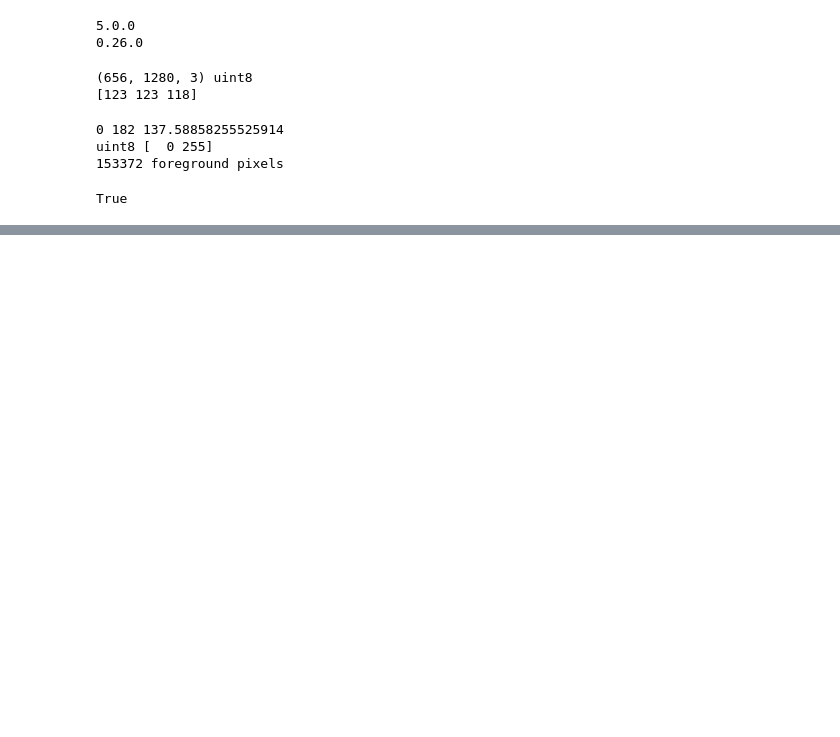
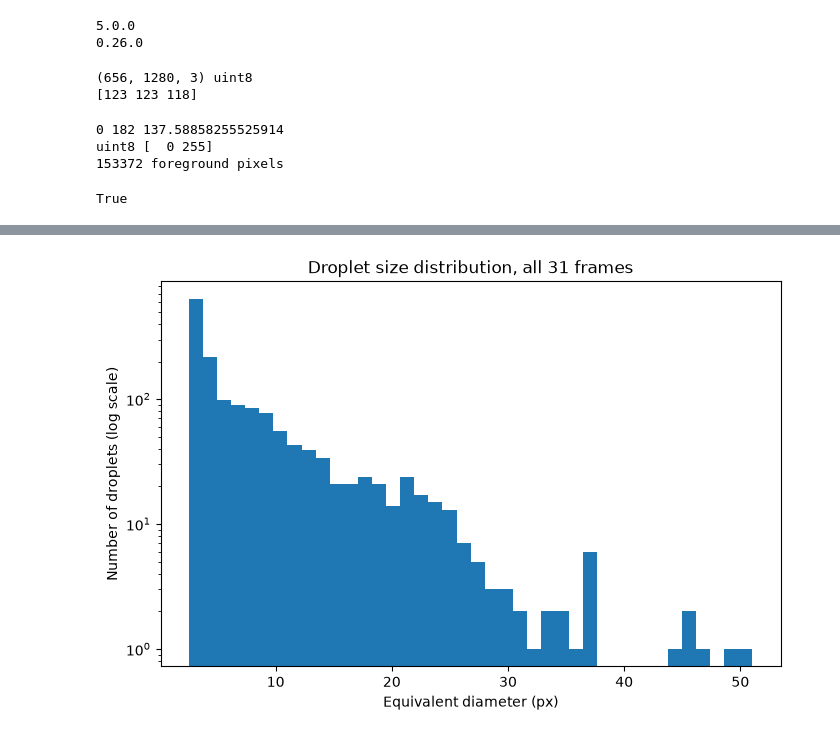
Before and after one commit to attahpt-cmyk/droplet-vision, a Jupyter notebook: notebooks/07_opencv_basics.ipynb, the cells around one changed output, grey strips where cells are left out. Saved outputs shown, nothing was run; the diff lists cells and outputs as text; code cells hidden in the pictures; blank space fills up the shorter version.

```diff
--- a/notebooks/07_opencv_basics.ipynb
+++ b/notebooks/07_opencv_basics.ipynb
@@ -38,0 +91,26 @@ True
+# %%
+from skimage.measure import regionprops
+import pandas as pd
+
+n, labels, stats, _ = cv2.connectedComponentsWithStats(mask_cv, connectivity=8)
+
+rows = []
+for r in regionprops(labels):
+    if 5 <= r.area <= 2500:
+        circ = 4 * np.pi * r.area / r.perimeter**2 if r.perimeter > 0 else 0
+        rows.append(
+            {
+                "id": r.label,
+                "area_px": r.area,
+                "equiv_diameter_px": r.equivalent_diameter_area,
+                "centroid_x": r.centroid[1],
+                "centroid_y": r.centroid[0],
+                "perimeter_px": r.perimeter,
+                "circularity": circ,
+            }
+        )
+
+df_droplets = pd.DataFrame(rows)
+print(len(df_droplets))
+print(df_droplets.round(2).head(10))
+print(df_droplets[["area_px", "equiv_diameter_px", "circularity"]].describe().round(2))
@@ -38,0 +210,9 @@ True
+# %%
+all_rows = []
+for f in image_files:
+    all_rows.extend(measure_frame(f))
+
+df_all = pd.DataFrame(all_rows)
+print(len(df_all), "droplets in", df_all["filename"].nunique(), "frames")
+print(df_all.groupby("filename").size().describe().round(1))
+df_all.to_csv("../data/droplets_per_object.csv", index=False)
@@ -38,0 +230,11 @@ True
+# %%
+plt.figure(figsize=(8, 5))
+plt.hist(df_all["equiv_diameter_px"], bins=40)
+plt.yscale("log")
+plt.xlabel("Equivalent diameter (px)")
+plt.ylabel("Number of droplets (log scale)")
+plt.title("Droplet size distribution, all 31 frames")
+plt.savefig("../data/size_distribution.png", dpi=150, bbox_inches="tight")
+plt.show()
+# %% [output]
+[figure, added]
```
Also changed, not shown: parts of 10 cells of this notebook.
